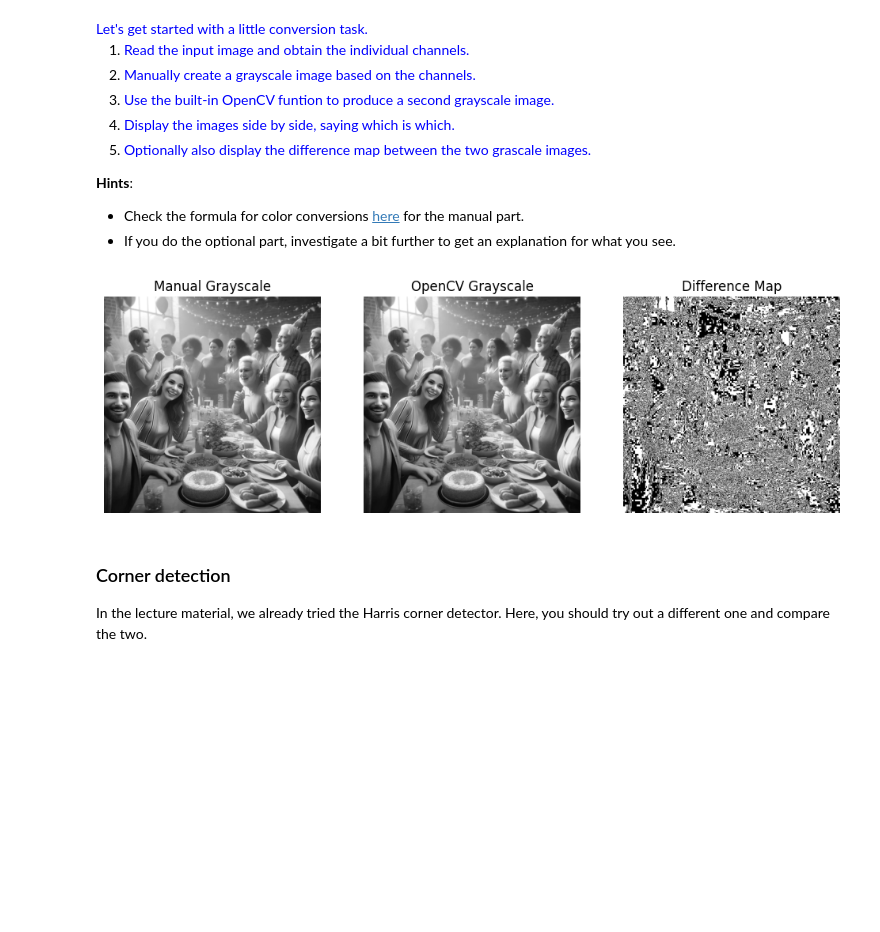
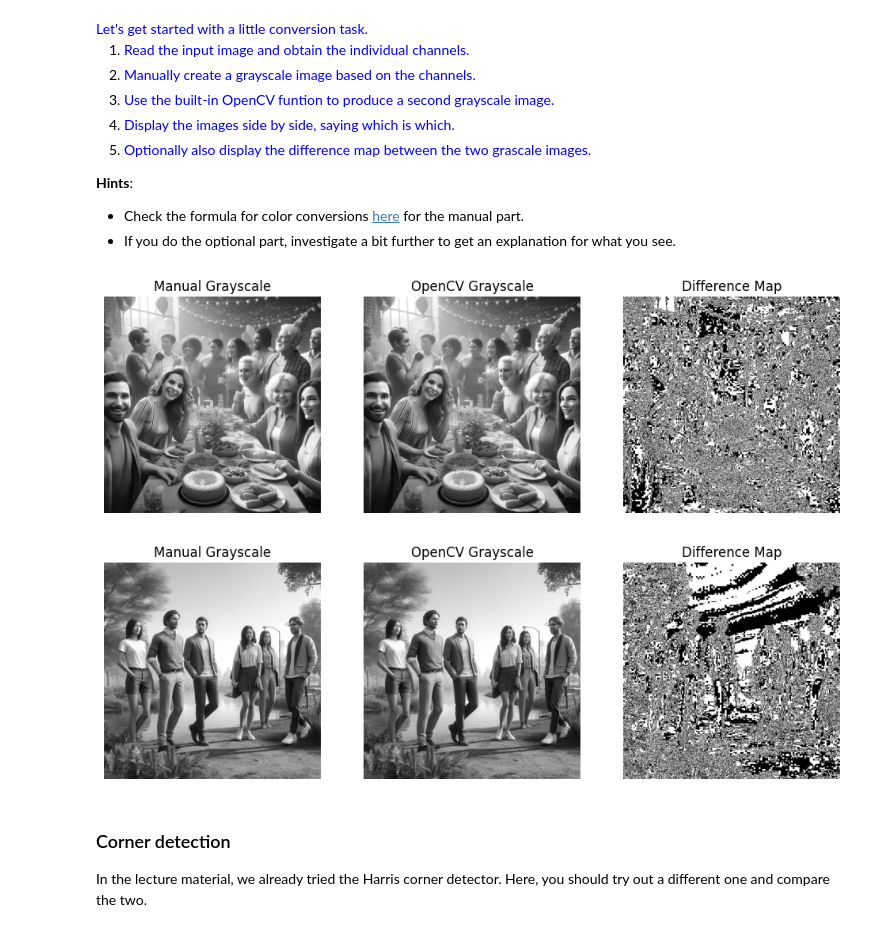
Before and after one commit to muazzamaqeel/DeepLearning, a Jupyter notebook: University_Work/Group-Work/OpenCV/05b_CV_Intro_Ex/05b_CV_Intro_Ex/05b_CV_Intro_Ex.ipynb, the cells around one changed output. Drawn from its saved outputs; the diff is of its cells as text; code cells hidden in the pictures; blank space fills up the shorter version.

```diff
--- a/University_Work/Group-Work/OpenCV/05b_CV_Intro_Ex/05b_CV_Intro_Ex/05b_CV_Intro_Ex.ipynb
+++ b/University_Work/Group-Work/OpenCV/05b_CV_Intro_Ex/05b_CV_Intro_Ex/05b_CV_Intro_Ex.ipynb
@@ -53,44 +53,43 @@ We have seen that while we can do the necessary color conversions by hand, there
 # %%
 # Your solution goes here: (if you need more code/markdown cells, feel free to insert them as you see fit)
 
-# Loading the image
-image_path = 'img/Fest_gemischt.jpg'
-img = cv2.imread(image_path)
-img = cv2.cvtColor(img, cv2.COLOR_BGR2RGB)  # Converting from BGR to RGB
+import cv2
+import numpy as np
+import matplotlib.pyplot as plt
 
-# Split the channels
-R, G, B = cv2.split(img)
+def display_grayscale_comparisons(image_path):
+    # Loading the image
+    img = cv2.imread(image_path)
+    img = cv2.cvtColor(img, cv2.COLOR_BGR2RGB)  # Converting from BGR to RGB
+    R, G, B = cv2.split(img)
+    grayscale_manual = 0.2989 * R + 0.5870 * G + 0.1140 * B
+    grayscale_manual = grayscale_manual.astype(np.uint8)
+    grayscale_cv = cv2.cvtColor(img, cv2.COLOR_RGB2GRAY)
+    plt.figure(figsize=(12, 6))
+    plt.subplot(1, 3, 1)
+    plt.imshow(grayscale_manual, cmap='gray')
+    plt.title('Manual Grayscale')
+    plt.axis('off')
 
-# Manually creating a grayscale image
-grayscale_manual = 0.2989 * R + 0.5870 * G + 0.1140 * B
-grayscale_manual = grayscale_manual.astype(np.uint8)
+    plt.subplot(1, 3, 2)
+    plt.imshow(grayscale_cv, cmap='gray')
+    plt.title('OpenCV Grayscale')
+    plt.axis('off')
 
-# Use OpenCV function to create a grayscale image
-grayscale_cv = cv2.cvtColor(img, cv2.COLOR_RGB2GRAY)
+    # Optional: Display the difference map between the two grayscale images
+    difference = cv2.absdiff(grayscale_manual, grayscale_cv)
+    plt.subplot(1, 3, 3)
+    plt.imshow(difference, cmap='gray')
+    plt.title('Difference Map')
+    plt.axis('off')
 
-# Displaying the images side by side
-plt.figure(figsize=(12, 6))
-plt.subplot(1, 3, 1)
-plt.imshow(grayscale_manual, cmap='gray')
-plt.title('Manual Grayscale')
-plt.axis('off')
+    plt.show()
 
-plt.subplot(1, 3, 2)
-plt.imshow(grayscale_cv, cmap='gray')
-plt.title('OpenCV Grayscale')
-plt.axis('off')
-
-#Optional
-# Display the difference map between the two grayscale images
-difference = cv2.absdiff(grayscale_manual, grayscale_cv)
-plt.subplot(1, 3, 3)
-plt.imshow(difference, cmap='gray')
-plt.title('Difference Map')
-plt.axis('off')
-
-plt.show()
+display_grayscale_comparisons('img/Fest_gemischt.jpg')
+display_grayscale_comparisons('img/Personen_im_Park.jpg')
 # %% [output]
 [figure]
+[figure, added]
 # %% [markdown]
 ### Corner detection
 In the lecture material, we already tried the Harris corner detector.  Here, you should try out a different one and compare the two.
```
